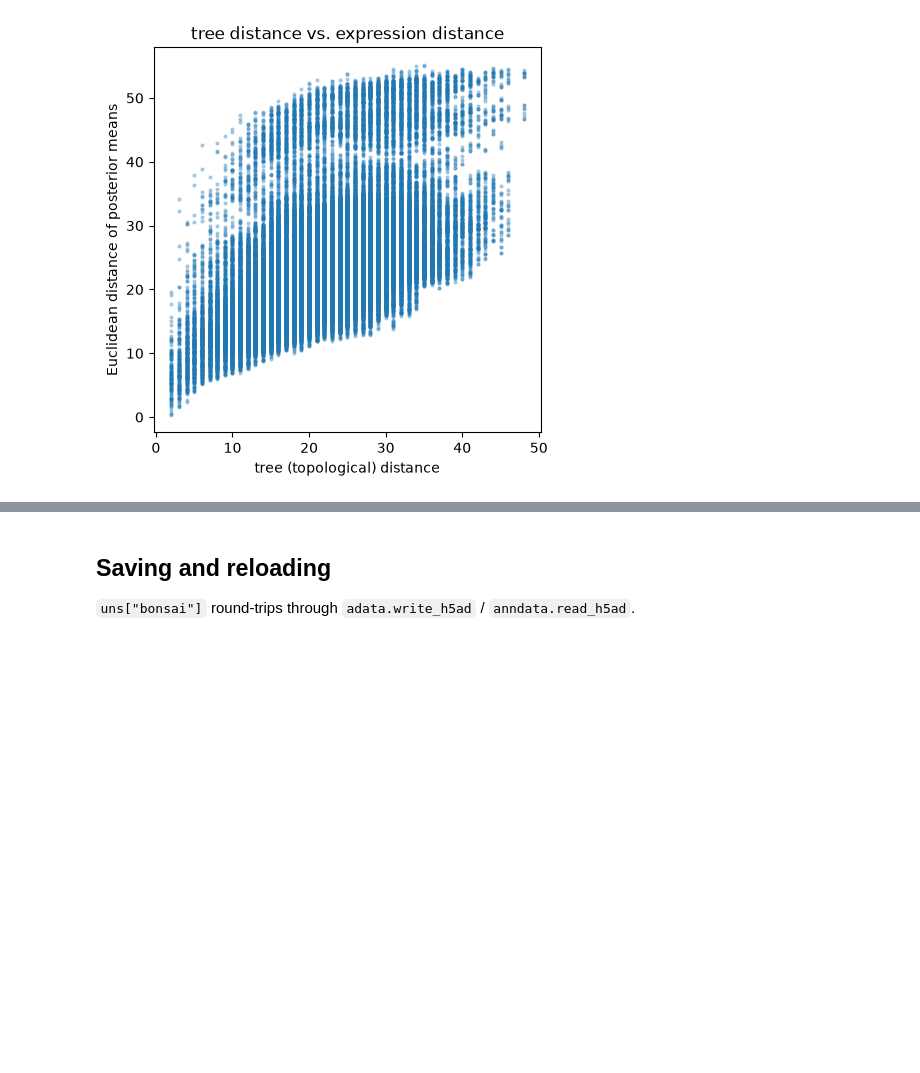
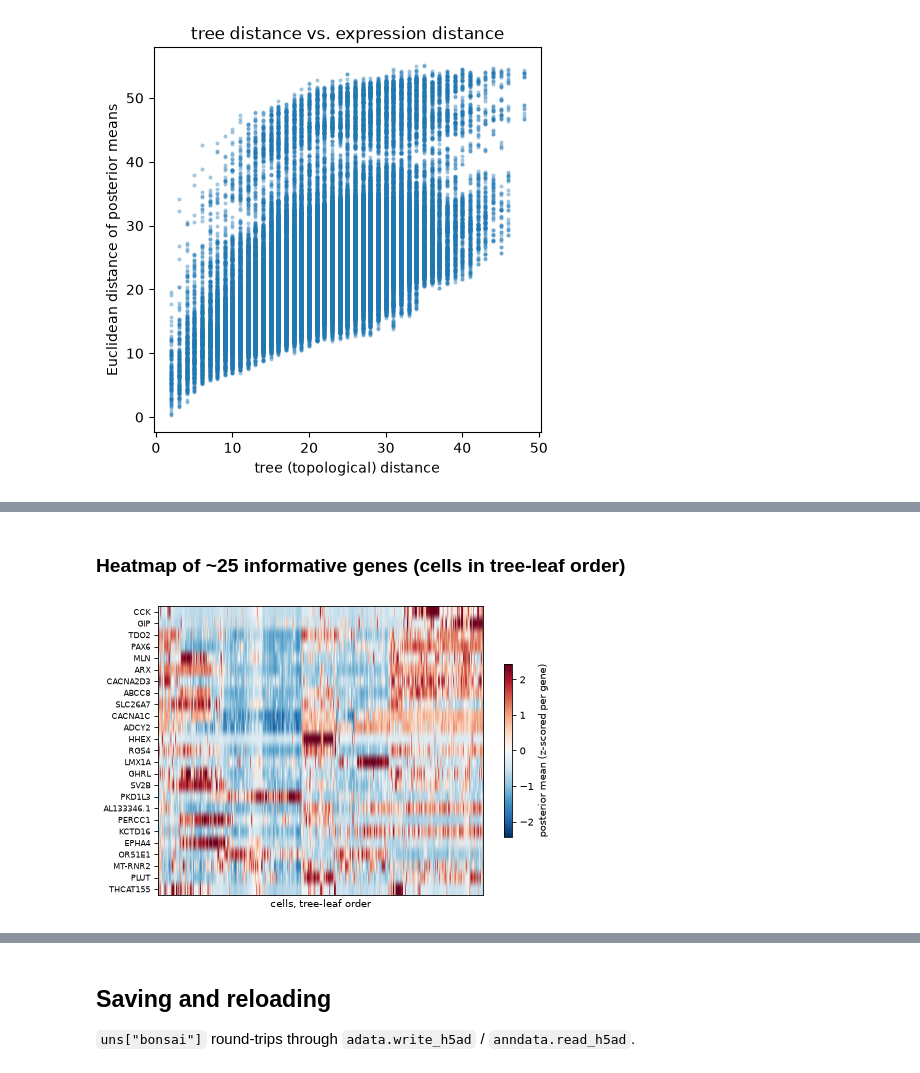
Before and after one commit to mlbelab/bonsai, a Jupyter notebook: docs/notebooks/bonsai_tour.ipynb, the cells around one changed output, grey strips where cells are left out. Drawn from its saved outputs; the diff is of its cells as text; code cells hidden in the pictures; blank space fills up the shorter version.

```diff
--- a/docs/notebooks/bonsai_tour.ipynb
+++ b/docs/notebooks/bonsai_tour.ipynb
@@ -703,0 +889,29 @@ if adata_brain is not None:
+# %% [markdown]
+### Heatmap of ~25 informative genes (cells in tree-leaf order)
+# %%
+if adata_eec is not None:
+    gene_var_e = node_post_e.X.var(axis=0)
+    top_genes_e = node_post_e.var_names[np.argsort(gene_var_e)[::-1][:25]]
+
+    children_e, root_e = tree_topology(edges_e, nodes_e)
+    sizes_e = subtree_sizes(children_e, root_e)
+    ordered_vert_e = [v for v in ladderised_leaf_order(root_e, children_e, sizes_e) if v in set(leaf_vert_e.values())]
+    vert_to_name_e = nodes_e.set_index("vertInd")["name"]
+    ordered_names_e = [vert_to_name_e[v] for v in ordered_vert_e]
+
+    leaf_node_post_e = node_post_e[node_post_e.obs["vertInd"].isin(leaf_vert_e.values())]
+    leaf_node_post_e = leaf_node_post_e[[n for n in ordered_names_e if n in leaf_node_post_e.obs_names]]
+    raw_e = leaf_node_post_e[:, top_genes_e].X.T
+    mat_e = (raw_e - raw_e.mean(axis=1, keepdims=True)) / raw_e.std(axis=1, keepdims=True)
+
+    fig, ax = plt.subplots(figsize=(7, 5), dpi=75, facecolor="white")
+    clip = np.percentile(np.abs(mat_e), 98)
+    im = ax.imshow(mat_e, aspect="auto", cmap="RdBu_r", vmin=-clip, vmax=clip)
+    ax.set_yticks(range(len(top_genes_e)))
+    ax.set_yticklabels(top_genes_e, fontsize=8)
+    ax.set_xlabel("cells, tree-leaf order")
+    ax.set_xticks([])
+    plt.colorbar(im, ax=ax, shrink=0.6, label="posterior mean (z-scored per gene)")
+    plt.show()
+# %% [output]
+[figure, added]
```
Also changed, not shown: parts of 21 cells of this notebook, 2 other files.
